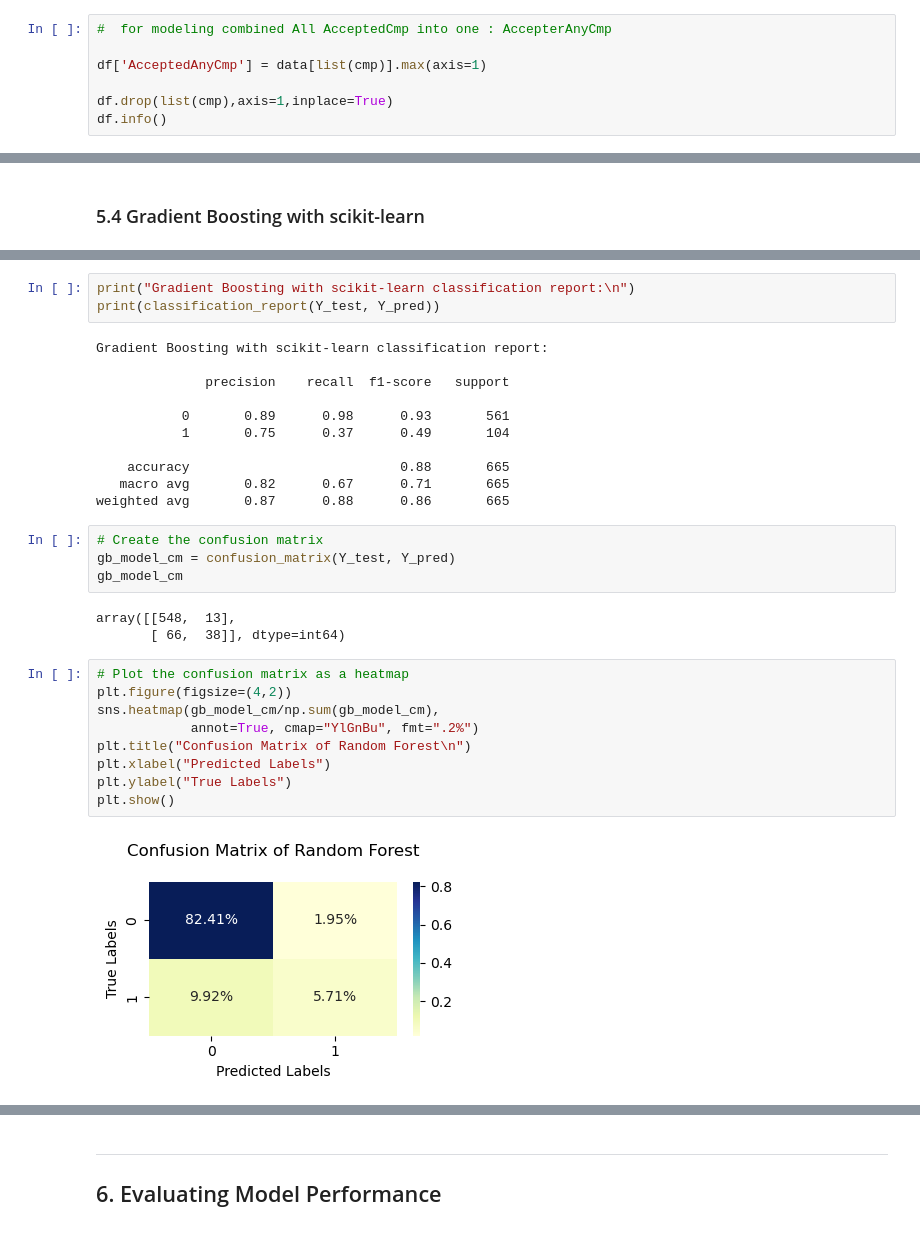
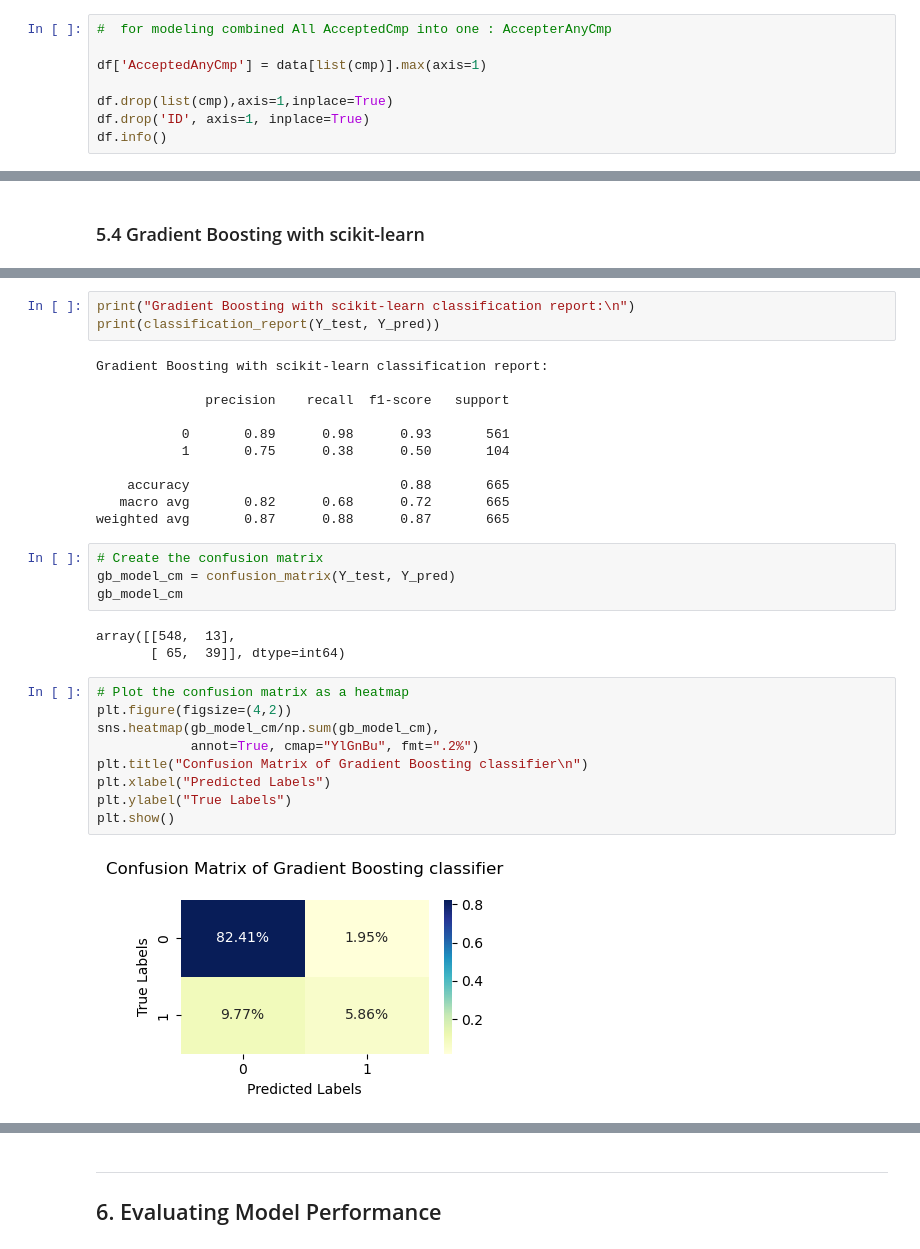
Before and after one commit to Kiran0R0Patil/exploratory-data-analysis-1, a Jupyter notebook: marketing_campaign_analysis.ipynb, the cells around one changed output, grey strips where cells are left out. Drawn from its saved outputs; the diff is of its cells as text.

```diff
--- a/marketing_campaign_analysis.ipynb
+++ b/marketing_campaign_analysis.ipynb
@@ -644,6 +661,7 @@ df = df.apply(le.fit_transform)
 df['AcceptedAnyCmp'] = data[list(cmp)].max(axis=1)
 
 df.drop(list(cmp),axis=1,inplace=True)
+df.drop('ID', axis=1, inplace=True)
 df.info()
 # %% [output]
 <class 'pandas.core.frame.DataFrame'>
@@ -971,26 +989,26 @@ Gradient Boosting with scikit-learn classification report:
               precision    recall  f1-score   support
 
            0       0.89      0.98      0.93       561
-           1       0.75      0.37      0.49       104
+           1       0.75      0.38      0.50       104
 
     accuracy                           0.88       665
-   macro avg       0.82      0.67      0.71       665
-weighted avg       0.87      0.88      0.86       665
+   macro avg       0.82      0.68      0.72       665
+weighted avg       0.87      0.88      0.87       665
 # %%
 # Create the confusion matrix
 gb_model_cm = confusion_matrix(Y_test, Y_pred)
 gb_model_cm
 # %% [output]
 array([[548,  13],
-       [ 66,  38]], dtype=int64)
+       [ 65,  39]], dtype=int64)
 # %%
 # Plot the confusion matrix as a heatmap
 plt.figure(figsize=(4,2))
 sns.heatmap(gb_model_cm/np.sum(gb_model_cm),
             annot=True, cmap="YlGnBu", fmt=".2%")
-plt.title("Confusion Matrix of Random Forest\n")
+plt.title("Confusion Matrix of Gradient Boosting classifier\n")
 plt.xlabel("Predicted Labels")
 plt.ylabel("True Labels")
 plt.show()
 # %% [output]
-[figure, old version]
+[figure, new version]
```
Also changed, not shown: parts of 22 cells of this notebook, 1 other file.
